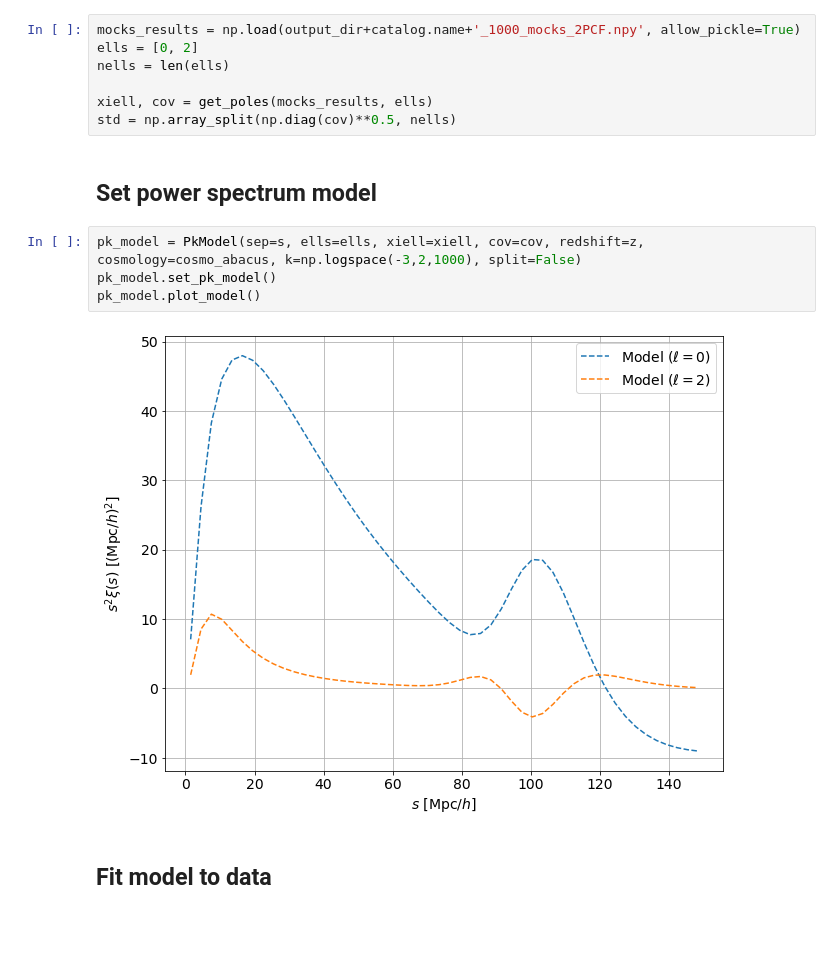
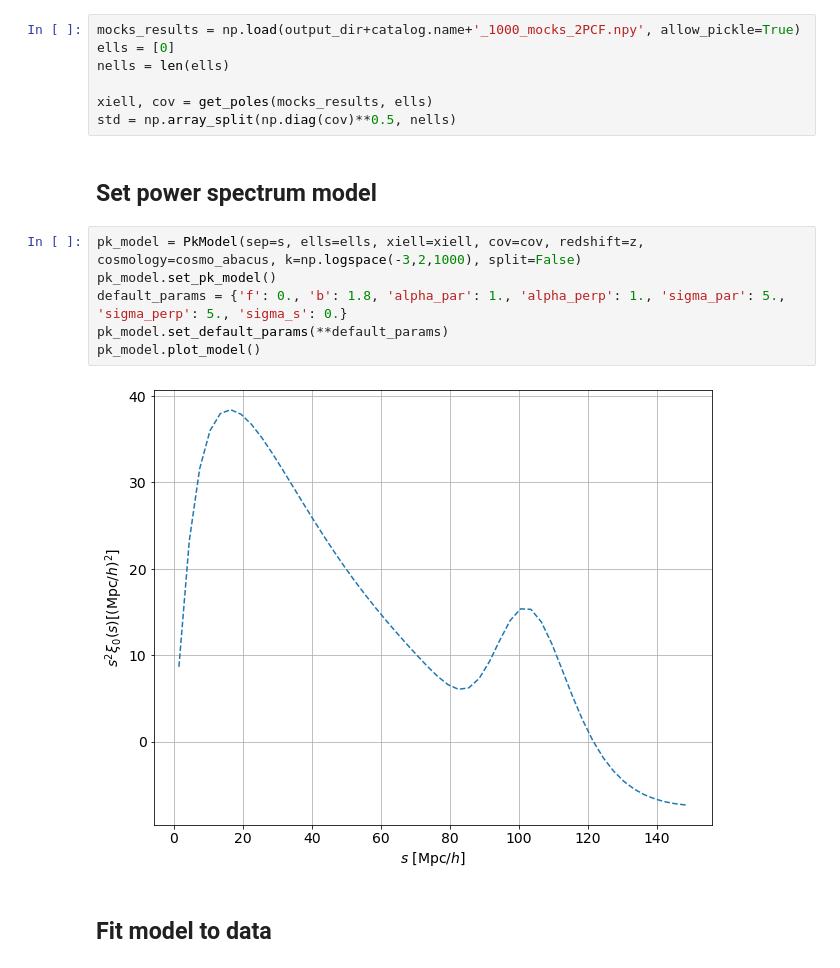
Before and after one commit to mathildepinon/densitysplit, a Jupyter notebook: nb/BAO_fit.ipynb, the cells around one changed output. Cells and saved outputs as stored; diff of their text form; blank space fills up the shorter version.

```diff
--- a/nb/BAO_fit.ipynb
+++ b/nb/BAO_fit.ipynb
@@ -63,7 +63,7 @@ cov = extract_subcovmatrix(s, cov_split, ells, nsplits, split_extract=split)
 std = np.array_split(np.diag(cov)**0.5, nells)
 # %%
 mocks_results = np.load(output_dir+catalog.name+'_1000_mocks_2PCF.npy', allow_pickle=True)
-ells = [0, 2]
+ells = [0]
 nells = len(ells)
 
 xiell, cov = get_poles(mocks_results, ells)
@@ -73,9 +73,11 @@ std = np.array_split(np.diag(cov)**0.5, nells)
 # %%
 pk_model = PkModel(sep=s, ells=ells, xiell=xiell, cov=cov, redshift=z, cosmology=cosmo_abacus, k=np.logspace(-3,2,1000), split=False)
 pk_model.set_pk_model()
+default_params = {'f': 0., 'b': 1.8, 'alpha_par': 1., 'alpha_perp': 1., 'sigma_par': 5., 'sigma_perp': 5., 'sigma_s': 0.}
+pk_model.set_default_params(**default_params)
 pk_model.plot_model()
 # %% [output]
-[figure, old version]
+[figure, new version]
 # %% [markdown]
 ## Fit model to data
 # %%
```
Also changed, not shown: parts of 7 cells of this notebook, 1 other file.
